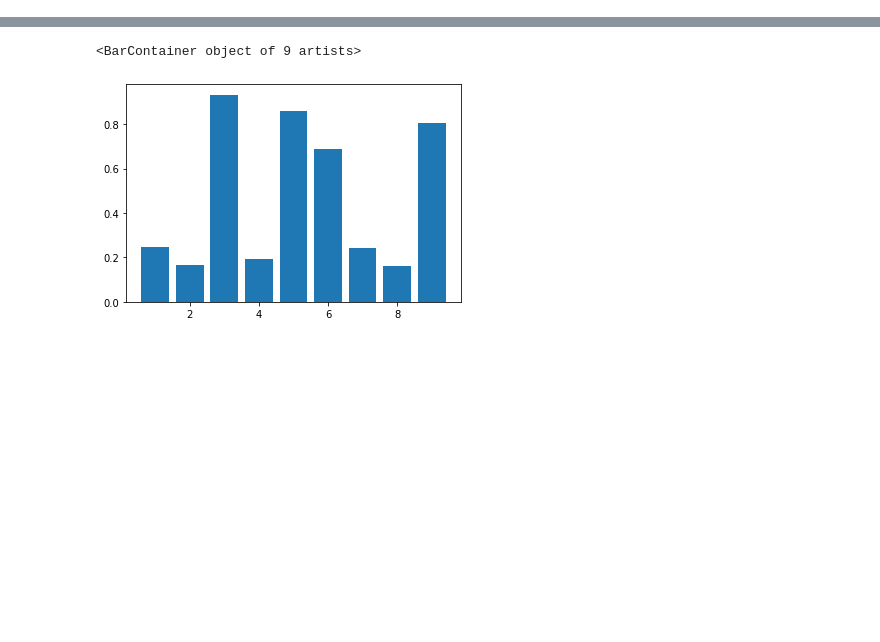
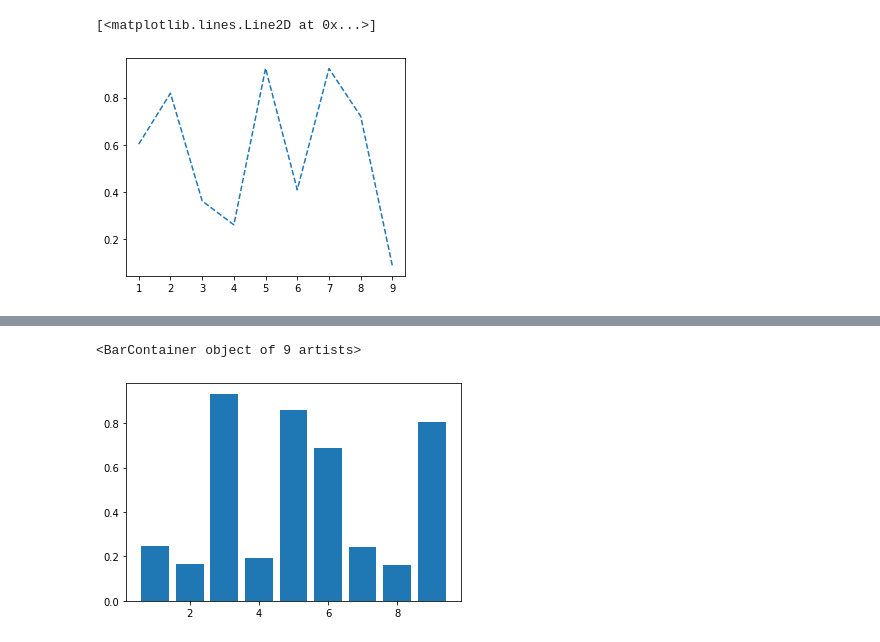
Before and after one commit to Ariel0128/pythonlearning, a Jupyter notebook: visualisation.ipynb, the cells around one changed output, grey strips where cells are left out. Drawn from its saved outputs; the diff is of its cells as text; code cells hidden in the pictures; blank space fills up the shorter version.

```diff
--- a/visualisation.ipynb
+++ b/visualisation.ipynb
@@ -15,0 +16,5 @@ plt.plot(x, y)
+# %%
+plt.plot(x, y, ls='--')  # ls: line style; '-': solid line; '-.': dash-dotted line; ':' dotted line
+# %% [output]
+[<matplotlib.lines.Line2D at 0x...>]
+[figure, added]
```
Also changed, not shown: parts of 13 cells of this notebook, 5 other files.
